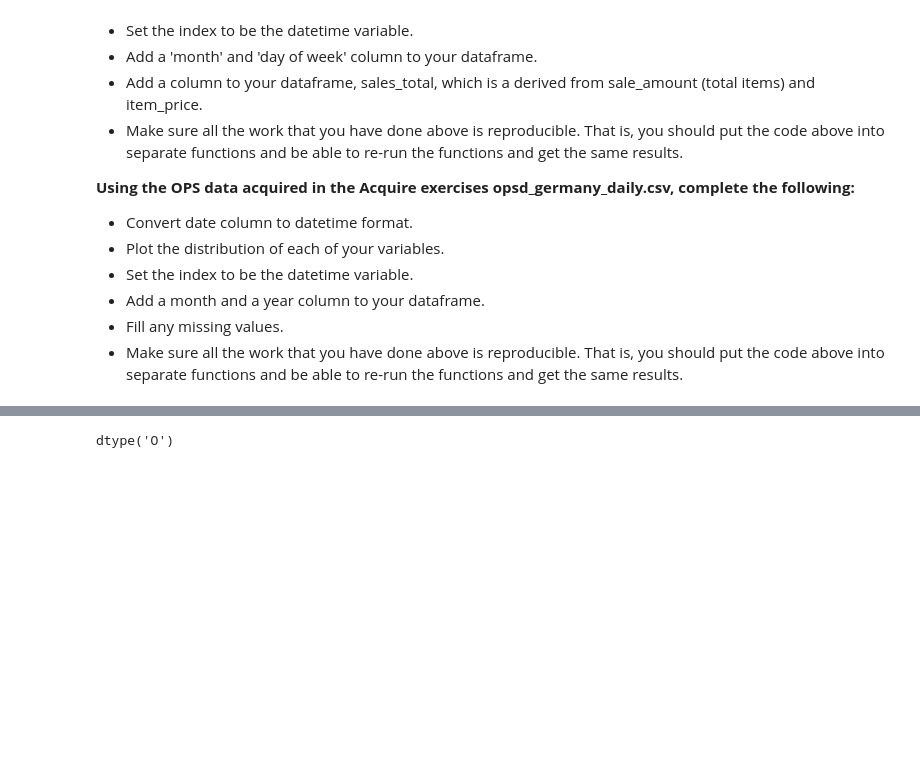
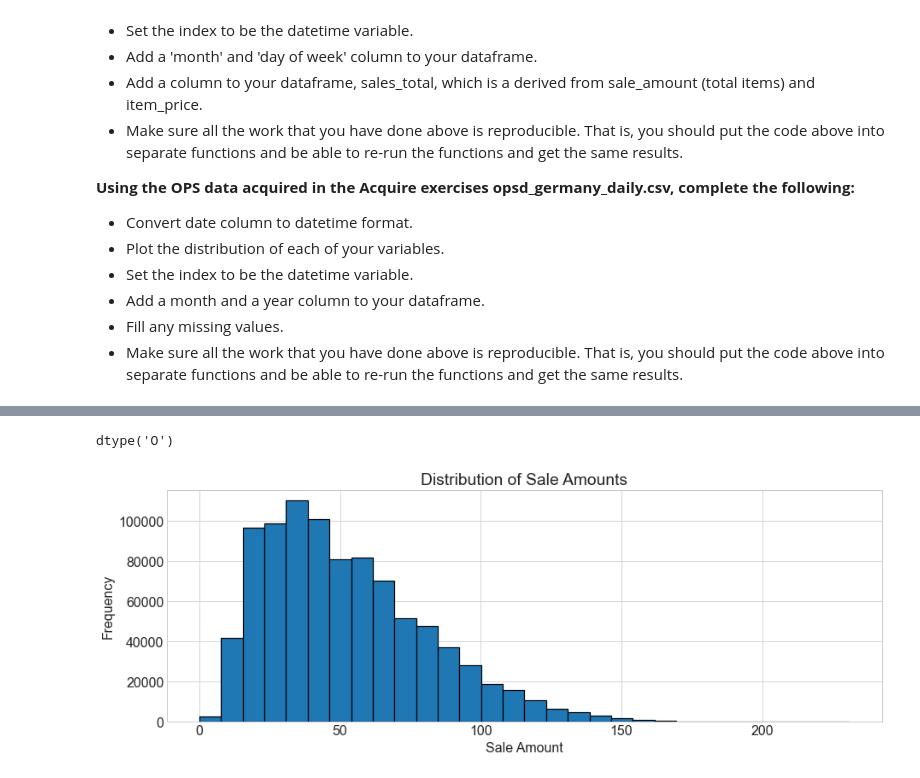
Before and after one commit to raycerna/time-series-exercises, a Jupyter notebook: prepare_lesson.ipynb, the cells around one changed output, grey strips where cells are left out. Drawn from its saved outputs; the diff is of its cells as text; code cells hidden in the pictures; blank space fills up the shorter version.

```diff
--- a/prepare_lesson.ipynb
+++ b/prepare_lesson.ipynb
@@ -541,7 +541,3 @@ Acquisition complete
 | 0 | 0 | 13.0 | Tue, 01 Jan 2013 00:00:00 GMT | 1 | 0 | Riceland | 1 | Riceland American Jazmine Rice | ... |
 | 1 | 1 | 11.0 | Wed, 02 Jan 2013 00:00:00 GMT | 2 | 0 | Riceland | 1 | Riceland American Jazmine Rice | ... |
 | 2 | 2 | 14.0 | Thu, 03 Jan 2013 00:00:00 GMT | 3 | 0 | Riceland | 1 | Riceland American Jazmine Rice | ... |
-# %%
-df.sale_date.dtype
-# %% [output]
-dtype('O')
@@ -549,0 +544,4 @@ df.sale_date = pd.to_datetime(df.sale_date) # Reassign sale_date column from obj
+# %%
+df.sale_date.dtype
+# %% [output]
+dtype('O')
@@ -549,0 +551,10 @@ df.sale_date = pd.to_datetime(df.sale_date) # Reassign sale_date column from obj
+# %%
+# Plot the distribution of sale_amount and item_price.
+plt.figure(figsize=(15,5))
+plt.hist(df.sale_amount, bins = 30, edgecolor='black', linewidth=1.2)
+plt.title('Distribution of Sale Amounts')
+plt.xlabel('Sale Amount')
+plt.ylabel('Frequency')
+plt.show()
+# %% [output]
+[figure, added]
```
Also changed, not shown: parts of 14 cells of this notebook.
